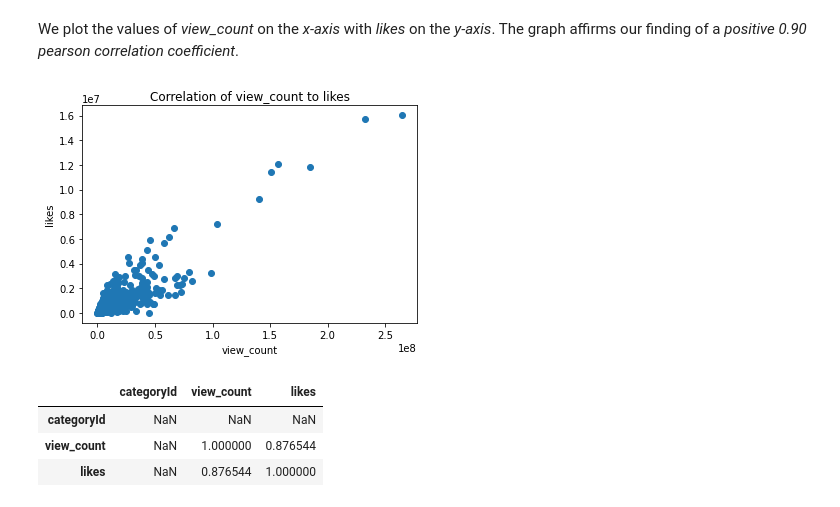
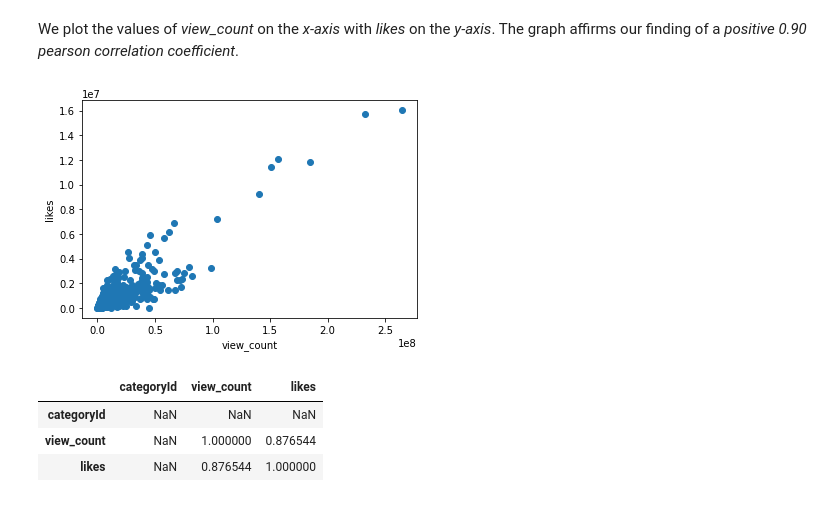
Before and after one commit to kether82/Project-1, a Jupyter notebook: Untitled0.ipynb, the cells around one changed output. Saved outputs shown, nothing was run; the diff lists cells and outputs as text; code cells hidden in the pictures.

```diff
--- a/Untitled0.ipynb
+++ b/Untitled0.ipynb
@@ -306,12 +258,11 @@ dataset_top2_cat10.corr(method = "pearson")
 We plot the values of *view_count* on the *x-axis* with *likes* on the *y-axis*. The graph affirms our finding of a *positive 0.90 pearson correlation coefficient*.
 # %%
 plt.scatter(dataset_top2_cat10.view_count, dataset_top2_cat10.likes)
-plt.title('Correlation of view_count to likes of Music')
 plt.xlabel('view_count')
 plt.ylabel('likes')
 plt.show()
 # %% [output]
-[figure, old version]
+[figure, new version]
 # %%
 dataset_top2_cat24.corr(method ="pearson")
 # %% [output]
```
Also changed, not shown: parts of 36 cells of this notebook.
